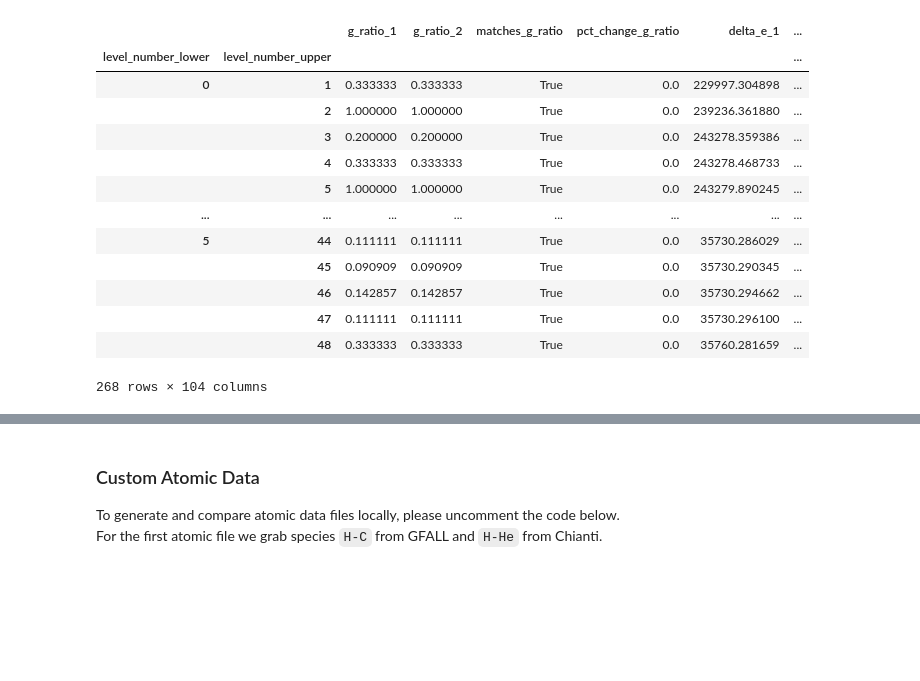
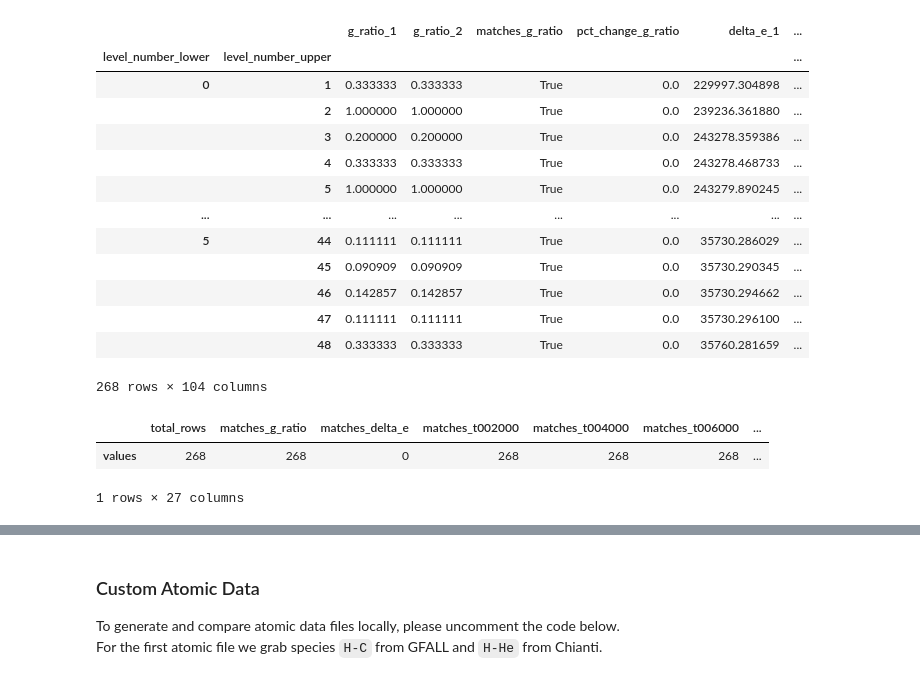
Before and after one commit to tardis-sn/carsus, a Jupyter notebook: docs/development/compare_atomic_files.ipynb, the cells around one changed output, grey strips where cells are left out. Drawn from its saved outputs; the diff is of its cells as text; code cells hidden in the pictures; blank space fills up the shorter version.

```diff
--- a/docs/development/compare_atomic_files.ipynb
+++ b/docs/development/compare_atomic_files.ipynb
@@ -93,6 +81,12 @@ Elements not in common in both dataframes: {'H'}
 |  | 47 | 0.111111 | 0.111111 | True | 0.0 | 35730.296100 | ... |
 |  | 48 | 0.333333 | 0.333333 | True | 0.0 | 35760.281659 | ... |
 268 rows × 104 columns
+# %%
+atc.merged_collisions_He_summary
+# %% [output]
+|  | total_rows | matches_g_ratio | matches_delta_e | matches_t002000 | matches_t004000 | matches_t006000 | ... |
+| values | 268 | 268 | 0 | 268 | 268 | 268 | ... |
+1 rows × 27 columns
 # %%
 atc.diff(key_name="lines", ion='H', simplify_output=False)
 # %% [output]
```
Also changed, not shown: parts of 15 cells of this notebook, 1 other file.
